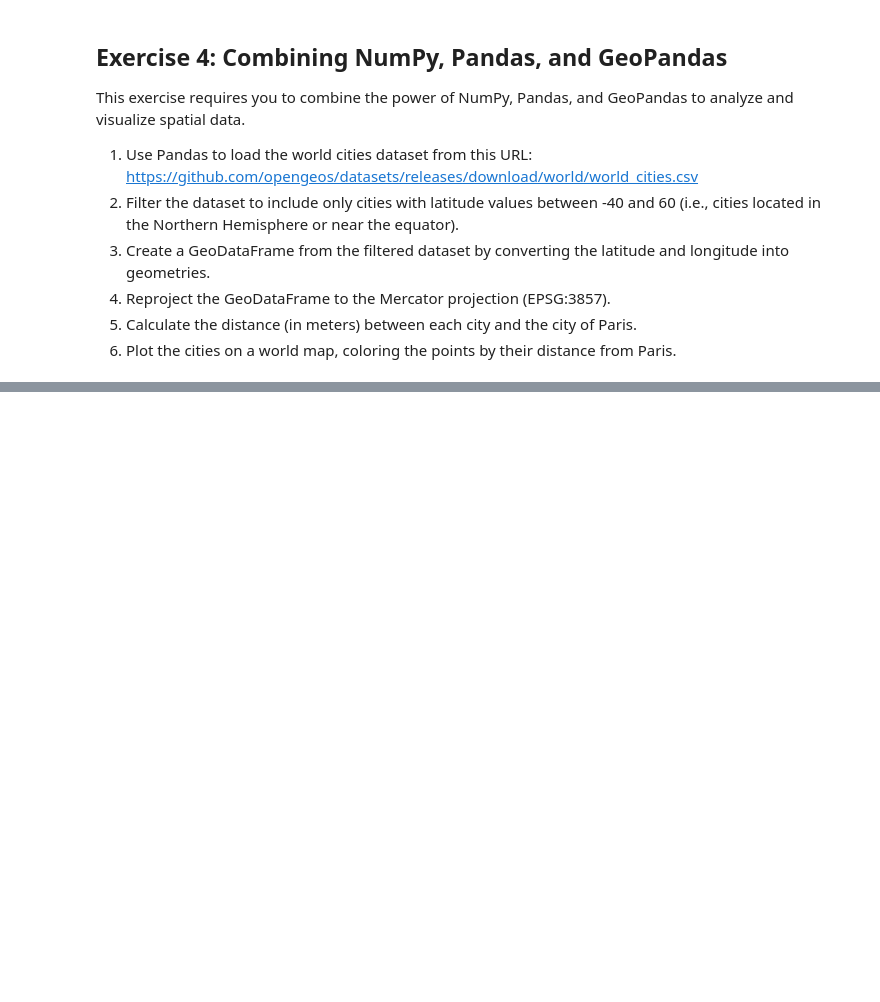
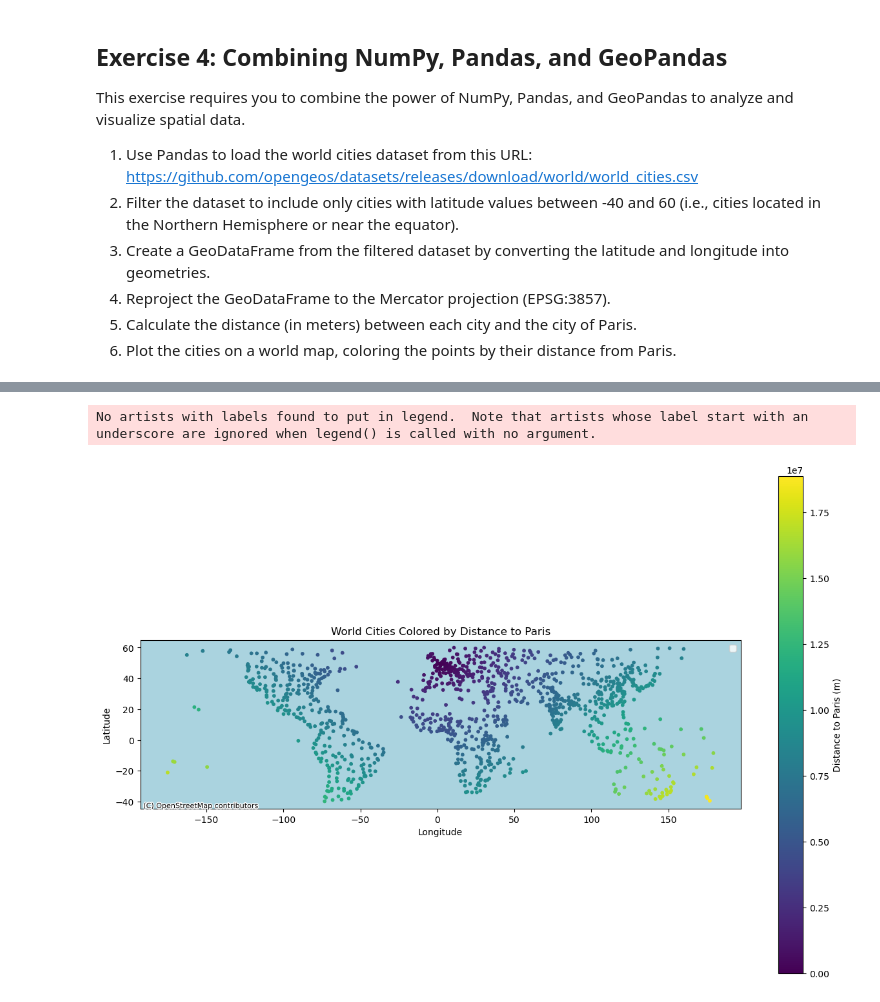
Before and after one commit to shwan3/geog-312, a Jupyter notebook: book/labs/lab_04.ipynb, the cells around one changed output, grey strips where cells are left out. Saved outputs shown, nothing was run; the diff lists cells and outputs as text; code cells hidden in the pictures; blank space fills up the shorter version.

```diff
--- a/book/labs/lab_04.ipynb
+++ b/book/labs/lab_04.ipynb
@@ -46,0 +158,21 @@ This exercise requires you to combine the power of NumPy, Pandas, and GeoPandas
+# %%
+filtered_cities = gpd.GeoDataFrame(filtered_cities, geometry='geometry')
+
+filtered_cities = filtered_cities.set_crs('EPSG:3857')
+# %%
+def haversine_np(lat1, lon1, lat2, lon2):
+    R = 6371000
+    dlat = np.radians(lat2 - lat1)
+    dlon = np.radians(lon2 - lon1)
+    a = (
+        np.sin(dlat / 2) ** 2
+        + np.cos(np.radians(lat1)) * np.cos(np.radians(lat2)) * np.sin(dlon / 2) ** 2
+    )
+    c = 2 * np.arctan2(np.sqrt(a), np.sqrt(1 - a))
+    distance = R * c
+    return distance
+# %%
+paris_lat = filtered_cities[filtered_cities['name']=='Paris']['latitude']
+paris_lon = filtered_cities[filtered_cities['name']=='Paris']['longitude']
+# %%
+filtered_cities['distance_to_paris'] = filtered_cities.apply(lambda row: haversine_np(paris_lat, paris_lon, row['latitude'], row['longitude']),axis=1)
@@ -46,0 +183,16 @@ This exercise requires you to combine the power of NumPy, Pandas, and GeoPandas
+# %%
+
+f, ax = plt.subplots(figsize=(15, 10))
+filtered_cities.plot(ax=ax, column='distance_to_paris', markersize=10,
+                     legend=True, legend_kwds={'label': "Distance to Paris (m)"})
+
+cx.add_basemap(ax, crs=filtered_cities.crs, source=cx.providers.OpenStreetMap.Mapnik)
+
+plt.title('World Cities Colored by Distance to Paris')
+plt.xlabel('Longitude')
+plt.ylabel('Latitude')
+plt.legend()
+plt.show()
+# %% [output]
+No artists with labels found to put in legend.  Note that artists whose label start with an underscore are ignored when legend() is called with no argument.
+[figure, added]
```
Also changed, not shown: parts of 19 cells of this notebook, 3 other files.
